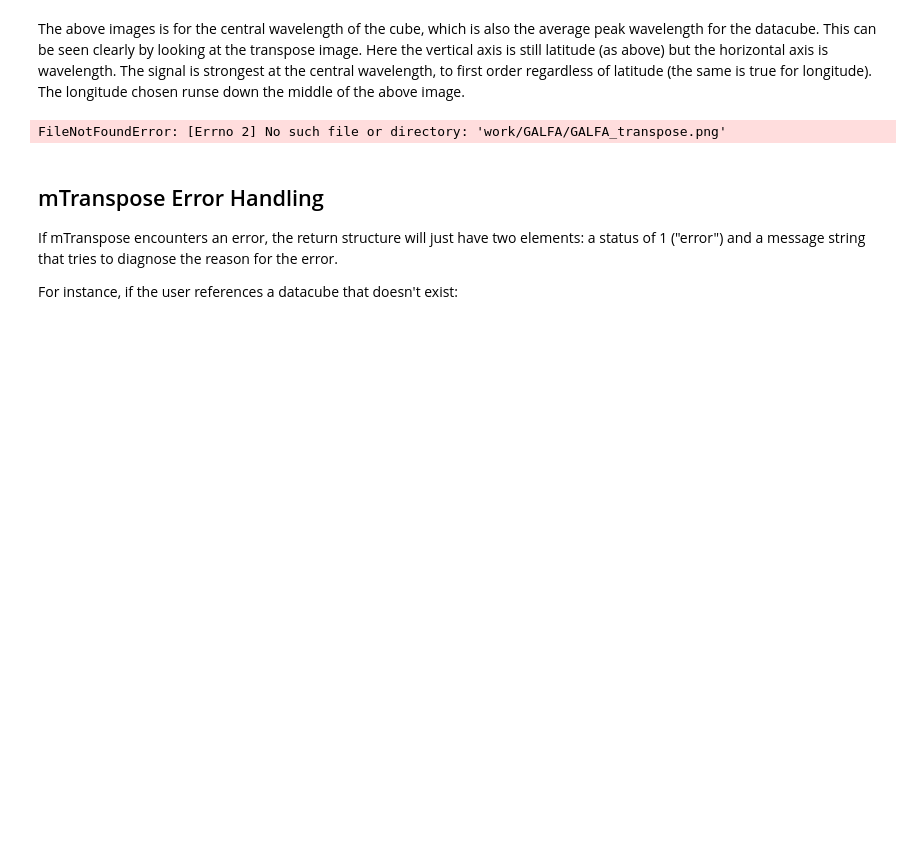
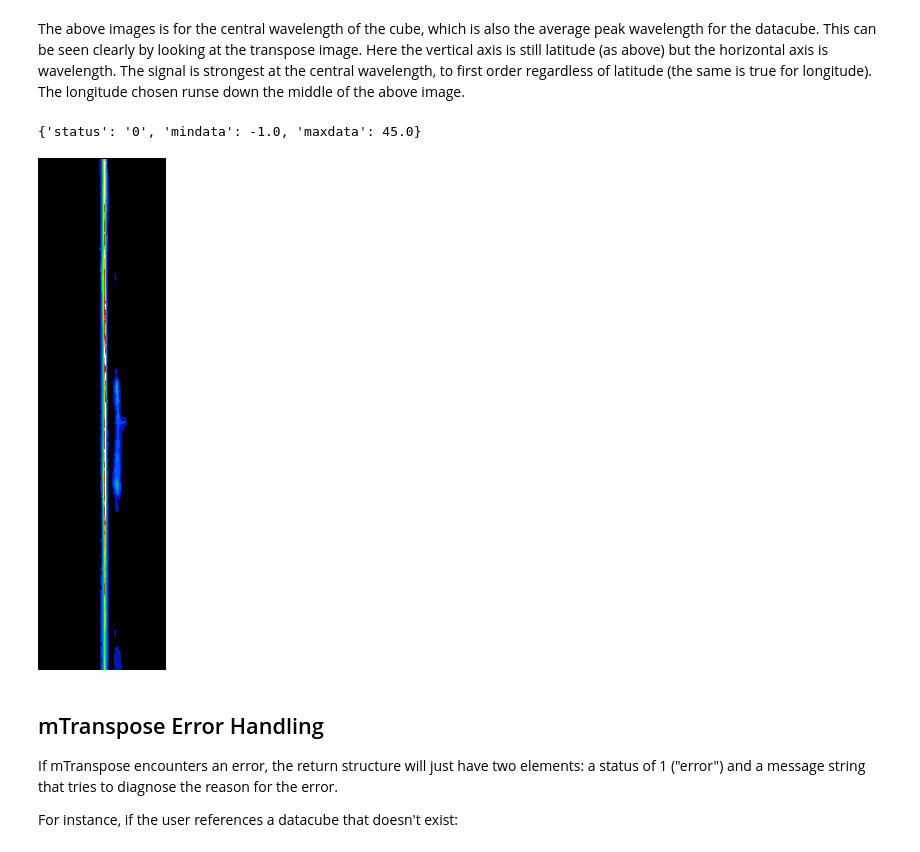
Before and after one commit to Caltech-IPAC/MontageNotebooks, a Jupyter notebook: mTranspose.ipynb, the cells around one changed output. Drawn from its saved outputs; the diff is of its cells as text; code cells hidden in the pictures; blank space fills up the shorter version.

```diff
--- a/mTranspose.ipynb
+++ b/mTranspose.ipynb
@@ -73,13 +73,16 @@ Image(filename='work/GALFA/GALFA_HI_RA+DEC_012.00+10.35_N_transpose.png')
 The above images is for the central wavelength of the cube, which is also the average peak wavelength for the datacube.  This can be seen clearly by looking at the transpose image.  Here the vertical axis is still latitude (as above) but the horizontal axis is wavelength.  The signal is strongest at the central wavelength, to first order regardless of latitude (the same is true for longitude).  The longitude chosen runse down the middle of the above image.
 # %%
 mViewer('-nowcs \
-         -ct 4 -gray "work/GALFA/GALFA_transpose.fits[10][20]" \
+         -ct 4 -gray "work/GALFA/GALFA_transpose.fits[0][256]" \
          -2s max gaussian-log -out work/GALFA/GALFA_transpose.png',
         '', 2)
 
+print(rtn)
+
 Image(filename='work/GALFA/GALFA_transpose.png')
 # %% [output]
-FileNotFoundError: [Errno 2] No such file or directory: 'work/GALFA/GALFA_transpose.png'
+{'status': '0', 'mindata': -1.0, 'maxdata': 45.0}
+[figure, added]
 # %% [markdown]
 ## mTranspose Error Handling
 
```
Also changed, not shown: parts of 1 cell of this notebook.
